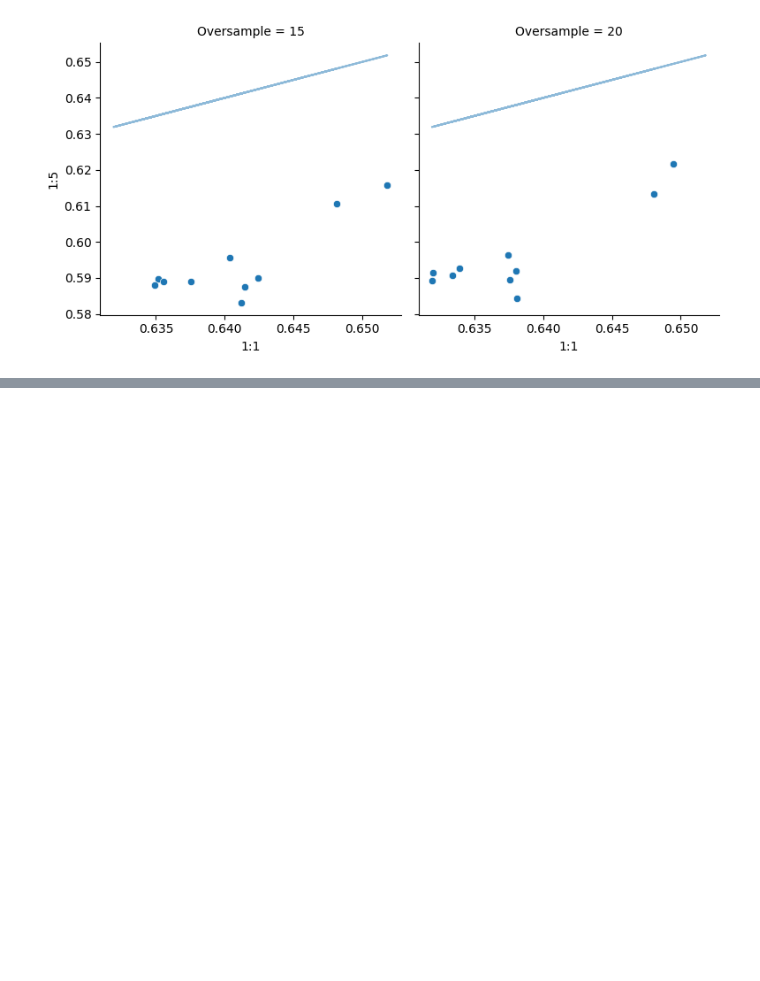
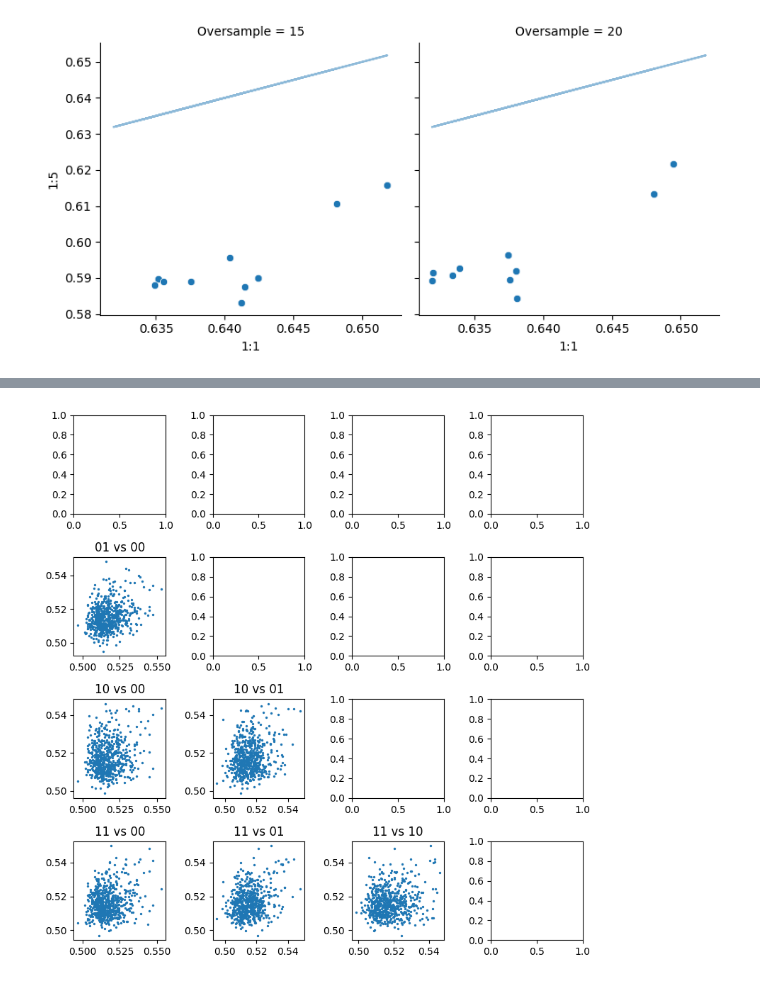
Before and after one commit to titoghose/GWANN, a Jupyter notebook: Code_AD/sensitivity_plots.ipynb, the cells around one changed output, grey strips where cells are left out. Saved outputs shown, nothing was run; the diff lists cells and outputs as text; code cells hidden in the pictures; blank space fills up the shorter version.

```diff
--- a/Code_AD/sensitivity_plots.ipynb
+++ b/Code_AD/sensitivity_plots.ipynb
@@ -502,0 +576,19 @@ for met in ['Loss', 'Acc']:
+# %%
+cols = comb_df.columns
+df = comb_df.drop(index=['APOE_0'])
+fig, axes = plt.subplots(nrows=len(cols), ncols=len(cols), figsize=(8,8))
+for i in range(0,len(cols)):
+    for j in range(i+1,len(cols)):
+        if i == j:
+            axes[i,j].axis('off')
+        else:
+            x = df[cols[i]]
+            y = df[cols[j]]
+
+            axes[j,i].scatter(x, y, s=2)
+            axes[j,i].set_title(cols[j] + " vs " + cols[i])
+
+plt.tight_layout()
+plt.show()
+# %% [output]
+[figure, added]
```
Also changed, not shown: parts of 8 cells of this notebook, 6 other files.
